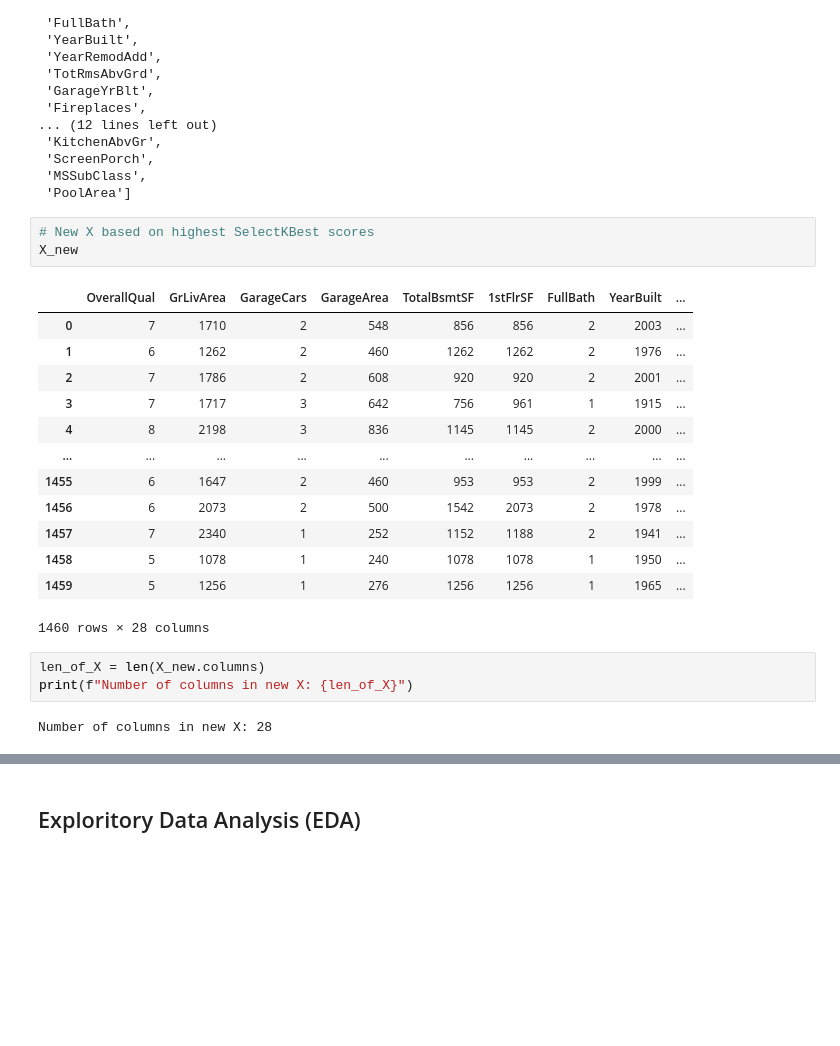
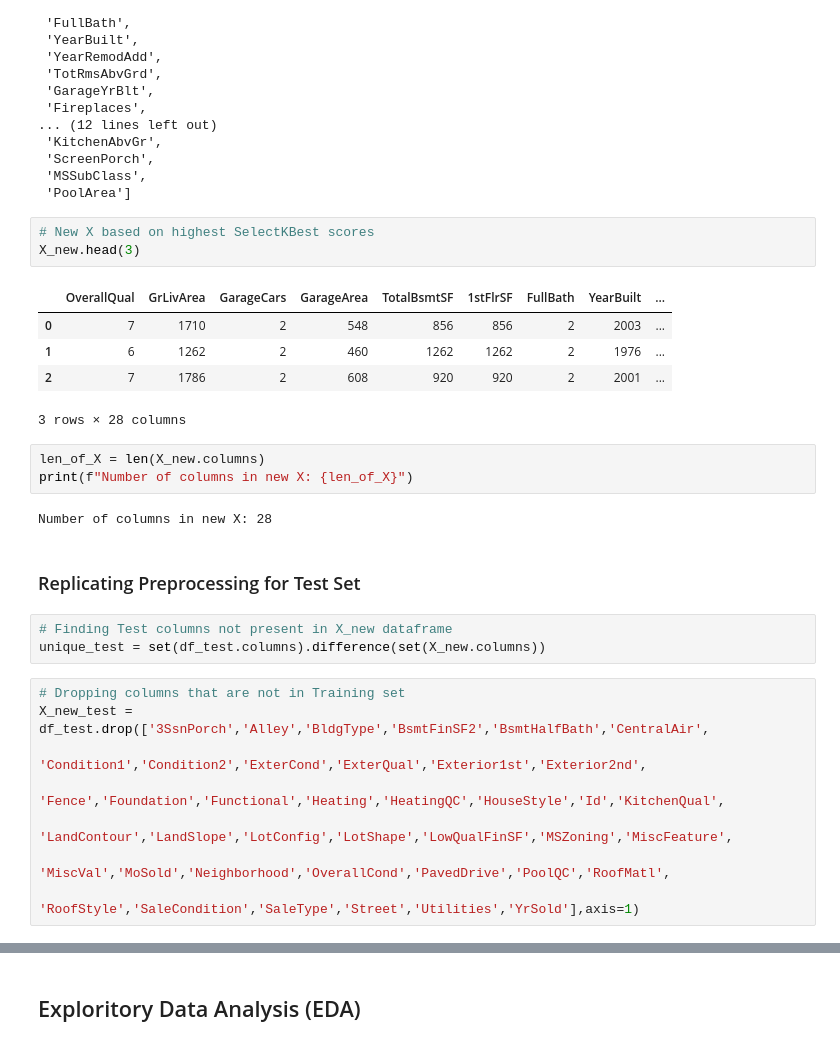
Before and after one commit to WilliamHallPortfolio/01-Home_Price_Prediction, a Jupyter notebook: Housing Price Prediction Final.ipynb, the cells around one changed output, grey strips where cells are left out. Drawn from its saved outputs; the diff is of its cells as text; blank space fills up the shorter version.

```diff
--- a/Housing Price Prediction Final.ipynb
+++ b/Housing Price Prediction Final.ipynb
@@ -470,23 +460,28 @@ selected_variables
  'PoolArea']
 # %%
 # New X based on highest SelectKBest scores
-X_new
+X_new.head(3)
 # %% [output]
 |  | OverallQual | GrLivArea | GarageCars | GarageArea | TotalBsmtSF | 1stFlrSF | FullBath | YearBuilt | ... |
 | 0 | 7 | 1710 | 2 | 548 | 856 | 856 | 2 | 2003 | ... |
 | 1 | 6 | 1262 | 2 | 460 | 1262 | 1262 | 2 | 1976 | ... |
 | 2 | 7 | 1786 | 2 | 608 | 920 | 920 | 2 | 2001 | ... |
-| 3 | 7 | 1717 | 3 | 642 | 756 | 961 | 1 | 1915 | ... |
-| 4 | 8 | 2198 | 3 | 836 | 1145 | 1145 | 2 | 2000 | ... |
-| ... | ... | ... | ... | ... | ... | ... | ... | ... | ... |
-| 1455 | 6 | 1647 | 2 | 460 | 953 | 953 | 2 | 1999 | ... |
-| 1456 | 6 | 2073 | 2 | 500 | 1542 | 2073 | 2 | 1978 | ... |
-| 1457 | 7 | 2340 | 1 | 252 | 1152 | 1188 | 2 | 1941 | ... |
-| 1458 | 5 | 1078 | 1 | 240 | 1078 | 1078 | 1 | 1950 | ... |
-| 1459 | 5 | 1256 | 1 | 276 | 1256 | 1256 | 1 | 1965 | ... |
-1460 rows × 28 columns
+3 rows × 28 columns
 # %%
 len_of_X = len(X_new.columns)
 print(f"Number of columns in new X: {len_of_X}")
 # %% [output]
 Number of columns in new X: 28
+# %% [markdown]
+### Replicating Preprocessing for Test Set
+# %%
+# Finding Test columns not present in X_new dataframe
+unique_test = set(df_test.columns).difference(set(X_new.columns))
+# %%
+# Dropping columns that are not in Training set
+X_new_test = df_test.drop(['3SsnPorch','Alley','BldgType','BsmtFinSF2','BsmtHalfBath','CentralAir',
+                           'Condition1','Condition2','ExterCond','ExterQual','Exterior1st','Exterior2nd',
+                           'Fence','Foundation','Functional','Heating','HeatingQC','HouseStyle','Id','KitchenQual',
+                           'LandContour','LandSlope','LotConfig','LotShape','LowQualFinSF','MSZoning','MiscFeature',
+                           'MiscVal','MoSold','Neighborhood','OverallCond','PavedDrive','PoolQC','RoofMatl',
+                           'RoofStyle','SaleCondition','SaleType','Street','Utilities','YrSold'],axis=1)
```
Also changed, not shown: parts of 22 cells of this notebook.
